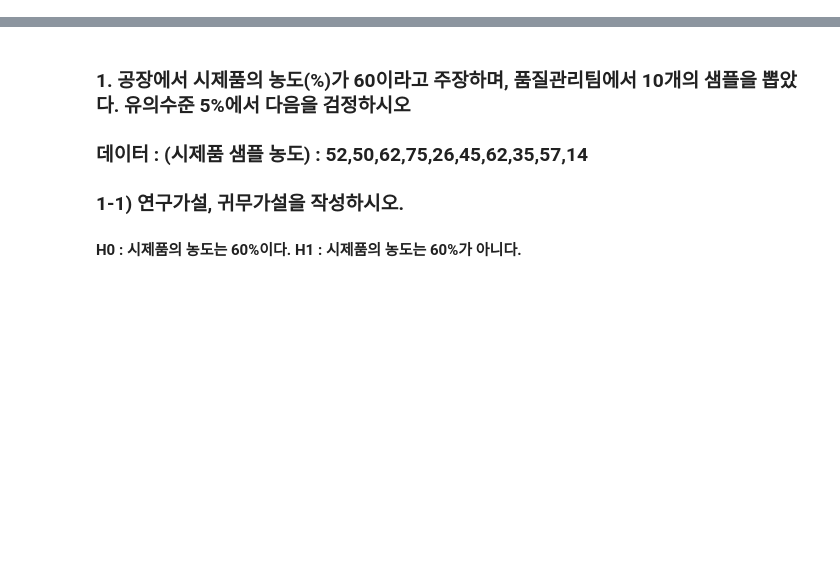
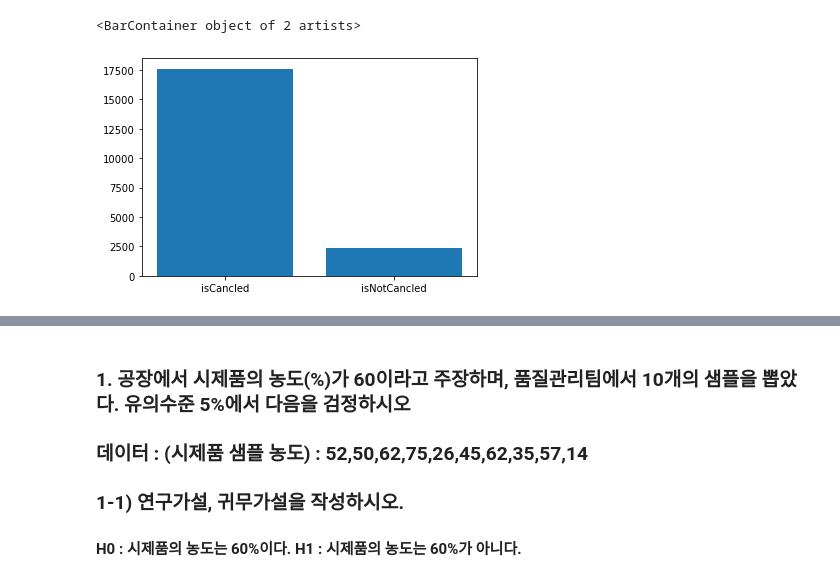
Before and after one commit to blackbutterfly0852/ADP_PRACTICE, a Jupyter notebook: 221124_23회기출.ipynb, the cells around one changed output, grey strips where cells are left out. Saved outputs shown, nothing was run; the diff lists cells and outputs as text; code cells hidden in the pictures; blank space fills up the shorter version.

```diff
--- a/221124_23회기출.ipynb
+++ b/221124_23회기출.ipynb
@@ -43,0 +33,5 @@
+# %%
+import pandas as pd
+import numpy as np
+df = pd.read_csv('data/hotel_bookings.csv')
+df.info()
@@ -43,0 +72,9 @@
+# %%
+## 1-2) 종속변수 분포 설명
+df['is_canceled'].value_counts().index
+df['is_canceled'].value_counts().values
+import matplotlib.pyplot as plt
+plt.bar(['isCancled', 'isNotCancled'],df['is_canceled'].value_counts().values )
+# %% [output]
+<BarContainer object of 2 artists>
+[figure, added]
```
Also changed, not shown: parts of 24 cells of this notebook.
